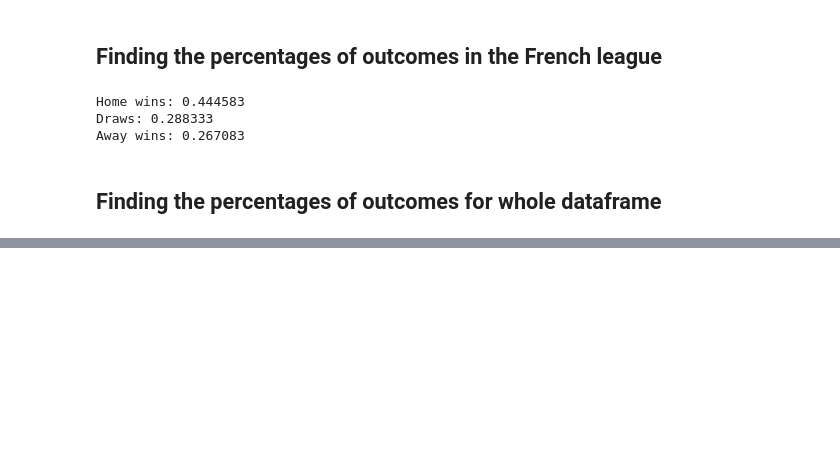
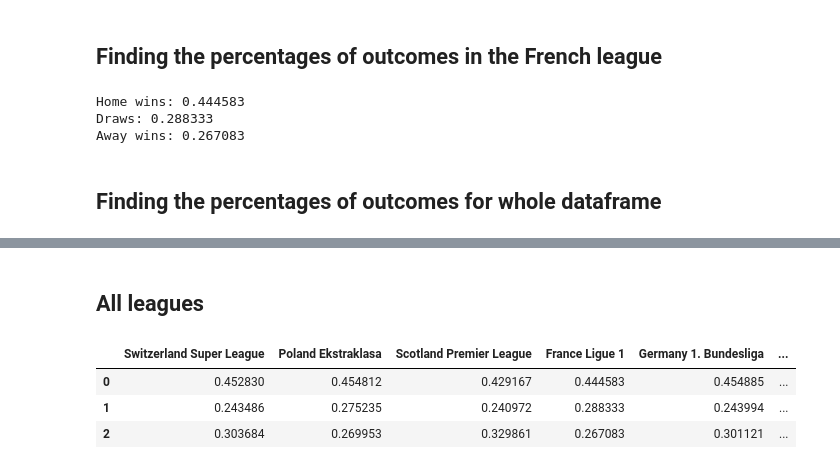
Before and after one commit to hh1713/football_machine, a Jupyter notebook: notebooks/final_project_Ridge_Lasso.ipynb, the cells around one changed output, grey strips where cells are left out. Drawn from its saved outputs; the diff is of its cells as text; code cells hidden in the pictures; blank space fills up the shorter version.

Commit message:
adding percentages all leagues

```diff
--- a/notebooks/final_project_Ridge_Lasso.ipynb
+++ b/notebooks/final_project_Ridge_Lasso.ipynb
@@ -525,0 +512,29 @@ def ridge_regression(independent, dependent, alpha):
+# %% [markdown]
+## All leagues
+# %%
+number_of_leagues = len(final.country_id.unique())
+# %%
+outcomes_percentages = pd.DataFrame()
+#outcomes_percentages['']
+# %%
+for i in final.country_id.unique():
+    outcomes_percentages[i] = 0
+outcomes_percentages.loc[1] = 0
+outcomes_percentages.loc[2] = 0
+# %%
+for i in range(number_of_leagues):
+
+    home = float(len(allchampionships[i].df[allchampionships[i].df.FTR=='H']))/len(allchampionships[i].df)
+    draw = float(len(allchampionships[i].df[allchampionships[i].df.FTR=='D']))/len(allchampionships[i].df)
+    away = float(len(allchampionships[i].df[allchampionships[i].df.FTR=='A']))/len(allchampionships[i].df)
+
+    outcomes_percentages.iloc[0, i] = home
+    outcomes_percentages.iloc[1, i] = draw
+    outcomes_percentages.iloc[2, i] = away
+# %%
+outcomes_percentages
+# %% [output]
+|  | Switzerland Super League | Poland Ekstraklasa | Scotland Premier League | France Ligue 1 | Germany 1. Bundesliga | ... |
+| 0 | 0.452830 | 0.454812 | 0.429167 | 0.444583 | 0.454885 | ... |
+| 1 | 0.243486 | 0.275235 | 0.240972 | 0.288333 | 0.243994 | ... |
+| 2 | 0.303684 | 0.269953 | 0.329861 | 0.267083 | 0.301121 | ... |
```
Also changed, not shown: parts of 3 cells of this notebook, 1 other file.
